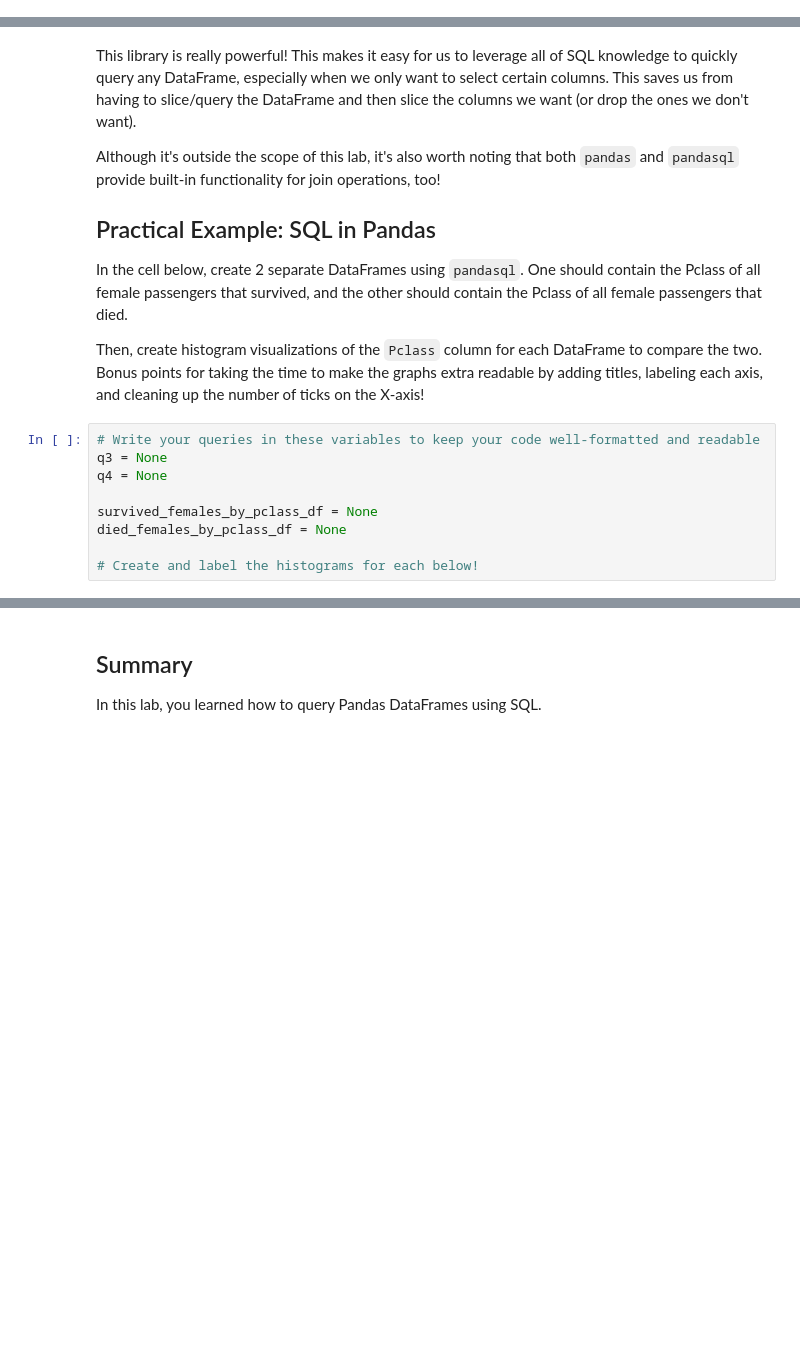
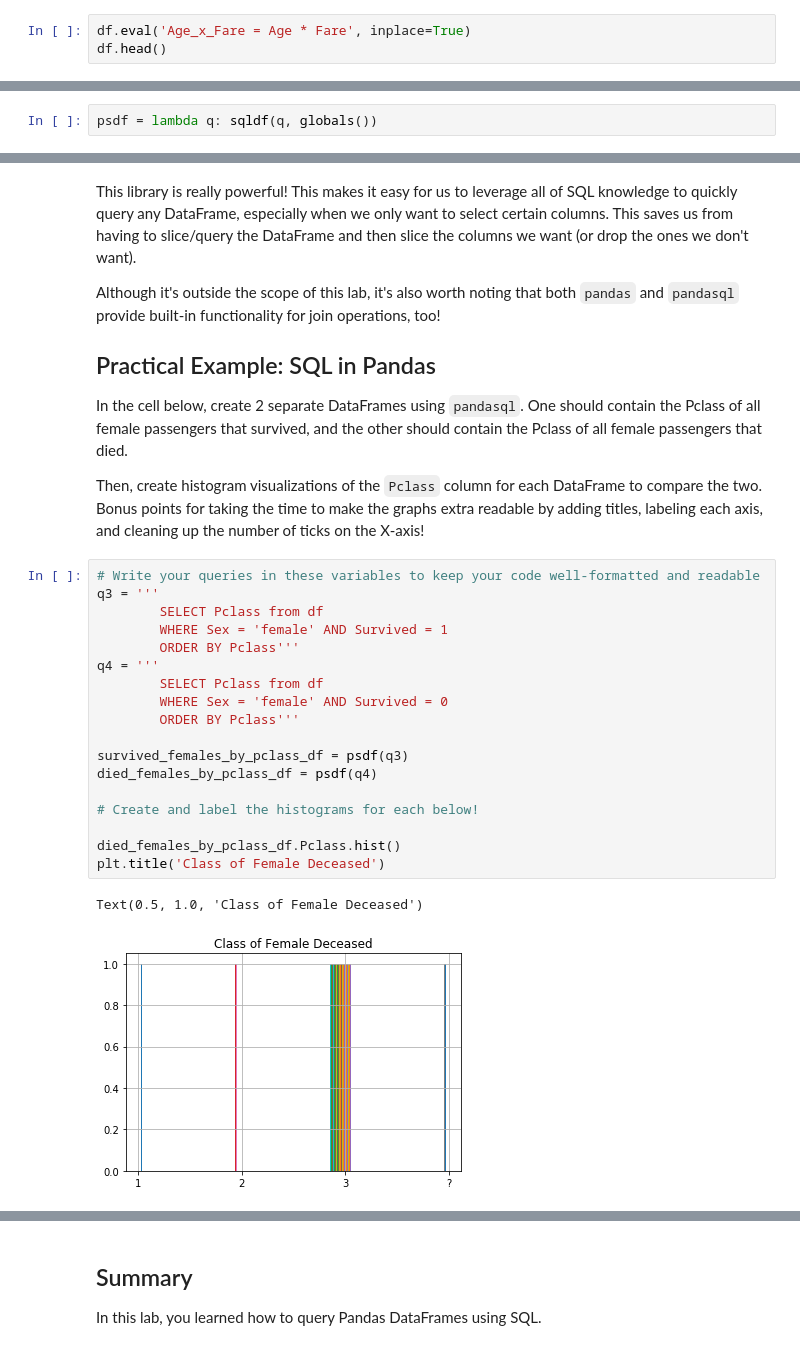
Before and after one commit to matthewsparr/dsc-0-05-16-sql-with-pandas-online-ds-sp-000, a Jupyter notebook: index.ipynb, the cells around one changed output, grey strips where cells are left out. Saved outputs shown, nothing was run; the diff lists cells and outputs as text; blank space fills up the shorter version.

```diff
--- a/index.ipynb
+++ b/index.ipynb
@@ -170,0 +182,3 @@ In the cell below, use the DataFrame's `eval()` method in place to add a column
+# %%
+df.eval('Age_x_Fare = Age * Fare', inplace=True)
+df.head()
@@ -193,3 +222,5 @@ pysqldf = None
+# %%
+psdf = lambda q: sqldf(q, globals())
 # %% [markdown]
 Great! That will save us from having to pass `globals()` as an argument every time we query, which can get a bit tedious.
 
@@ -229,10 +298,22 @@ In the cell below, create 2 separate DataFrames using `pandasql`.  One should co
 Then, create histogram visualizations of the `Pclass` column for each DataFrame to compare the two.  Bonus points for taking the time to make the graphs extra readable by adding titles, labeling each axis, and cleaning up the number of ticks on the X-axis!
 # %%
 # Write your queries in these variables to keep your code well-formatted and readable
-q3 = None
-q4 = None
+q3 = '''
+        SELECT Pclass from df
+        WHERE Sex = 'female' AND Survived = 1
+        ORDER BY Pclass'''
+q4 = '''
+        SELECT Pclass from df
+        WHERE Sex = 'female' AND Survived = 0
+        ORDER BY Pclass'''
 
-survived_females_by_pclass_df = None
-died_females_by_pclass_df = None
+survived_females_by_pclass_df = psdf(q3)
+died_females_by_pclass_df = psdf(q4)
 
 # Create and label the histograms for each below!
+
+died_females_by_pclass_df.Pclass.hist()
+plt.title('Class of Female Deceased')
+# %% [output]
+Text(0.5, 1.0, 'Class of Female Deceased')
+[figure, added]
```
Also changed, not shown: parts of 13 cells of this notebook.
